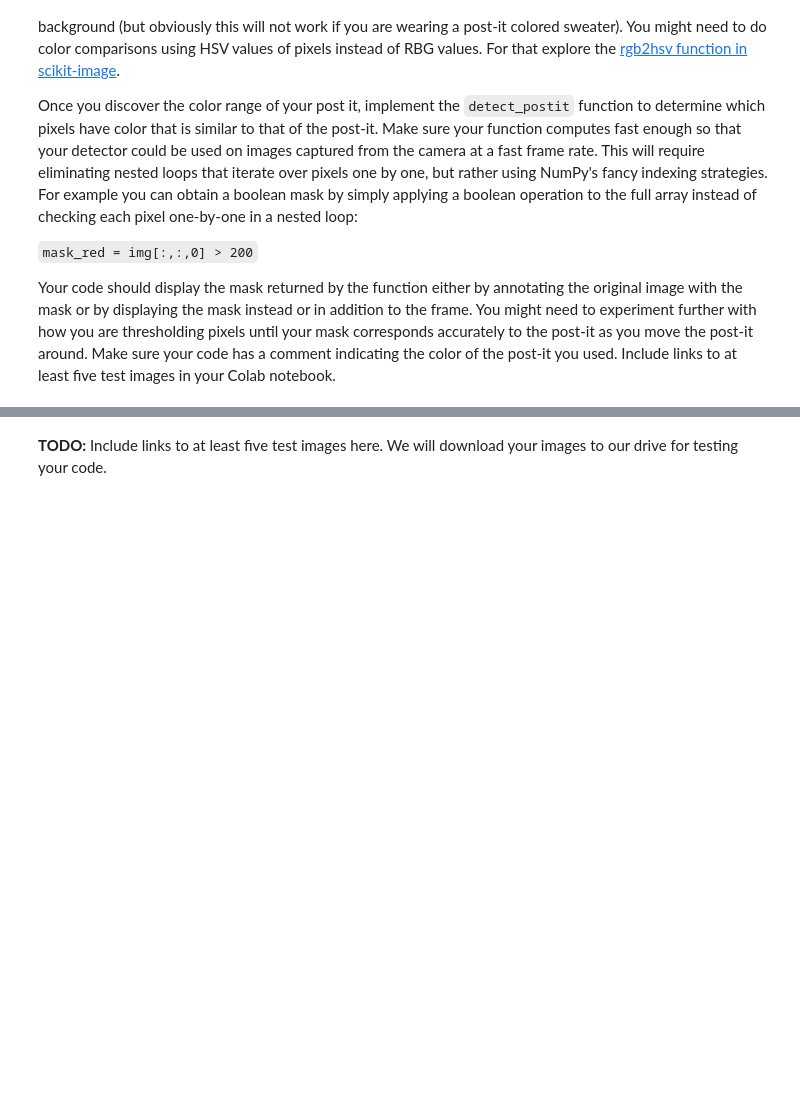
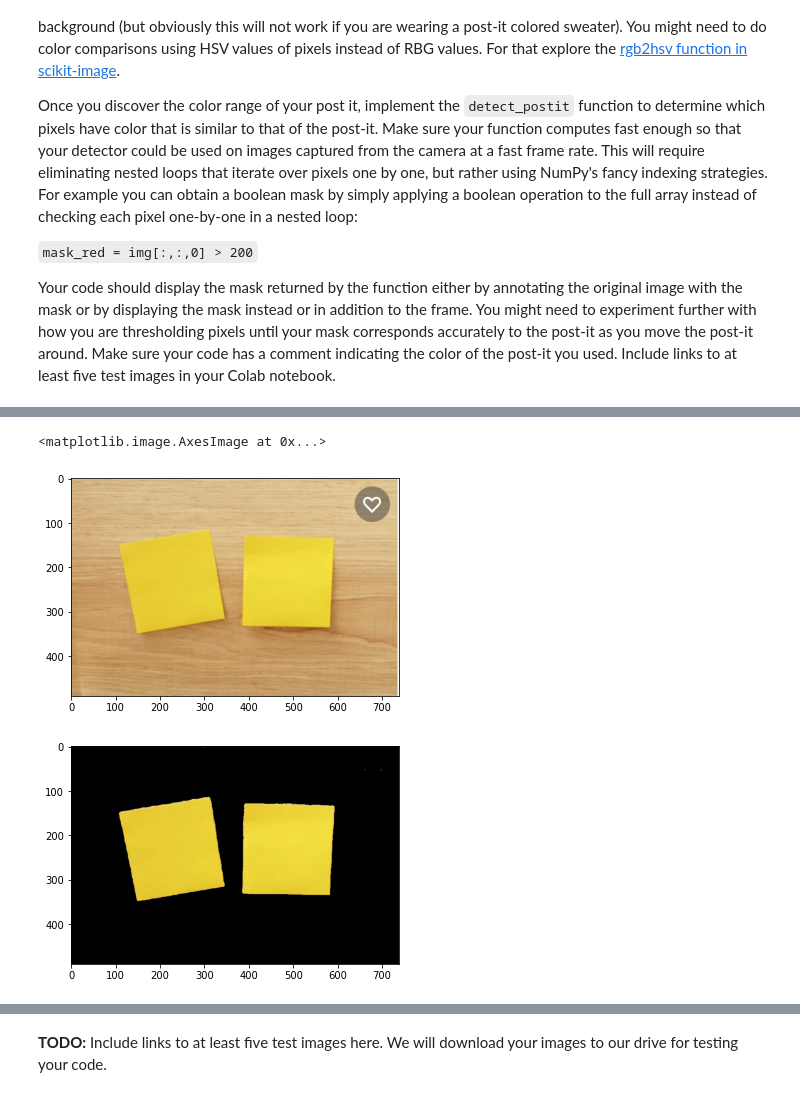
Before and after one commit to tejabalu/GIX, a Jupyter notebook: Copy_of_lab3_image_processing.ipynb, the cells around one changed output, grey strips where cells are left out. Saved outputs shown, nothing was run; the diff lists cells and outputs as text; code cells hidden in the pictures; blank space fills up the shorter version.

```diff
--- a/Copy_of_lab3_image_processing.ipynb
+++ b/Copy_of_lab3_image_processing.ipynb
@@ -284,0 +275,12 @@ plt.imshow(mask)
+# %%
+img = plt.imread('https://raw.githubusercontent.com/tejabalu/udub/master/Sticky%20notes/Screenshot%202021-10-14%20113757.png')
+img = img[...,:3]
+imghsv = color.rgb2hsv(img)
+plt.imshow(img)
+mask = detect_postit(img)
+fig2 = plt.figure("Postit mask")
+plt.imshow(mask)
+# %% [output]
+<matplotlib.image.AxesImage at 0x...>
+[figure, added]
+[figure, added]
```
Also changed, not shown: parts of 6 cells of this notebook.
